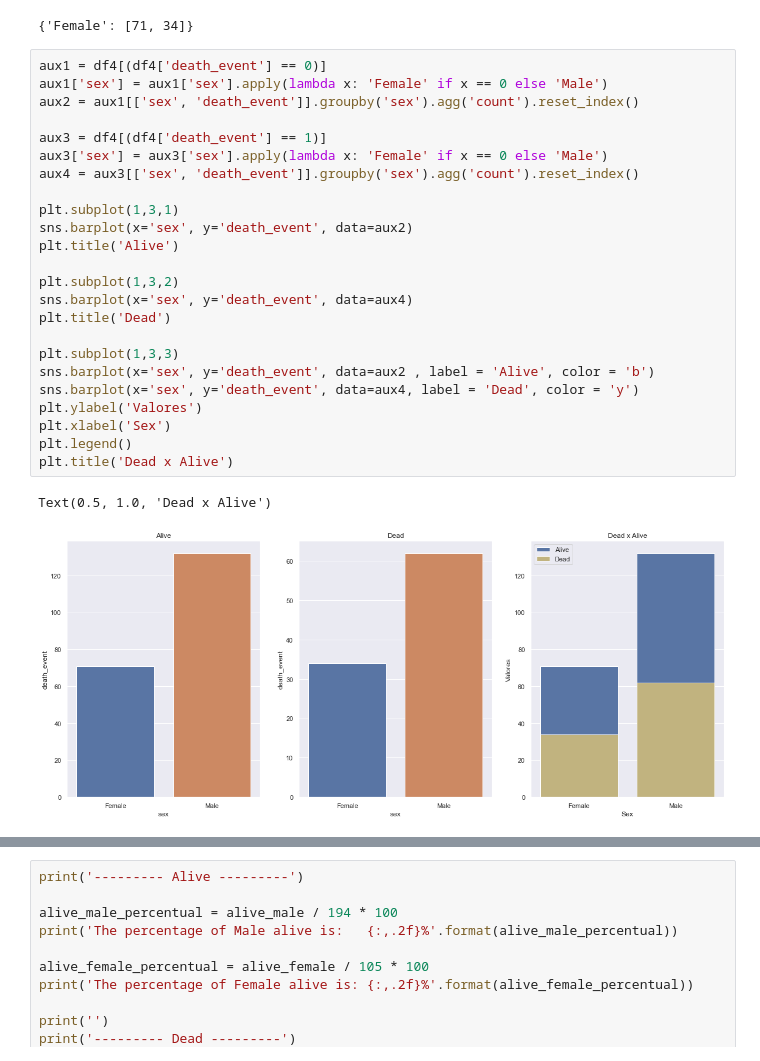
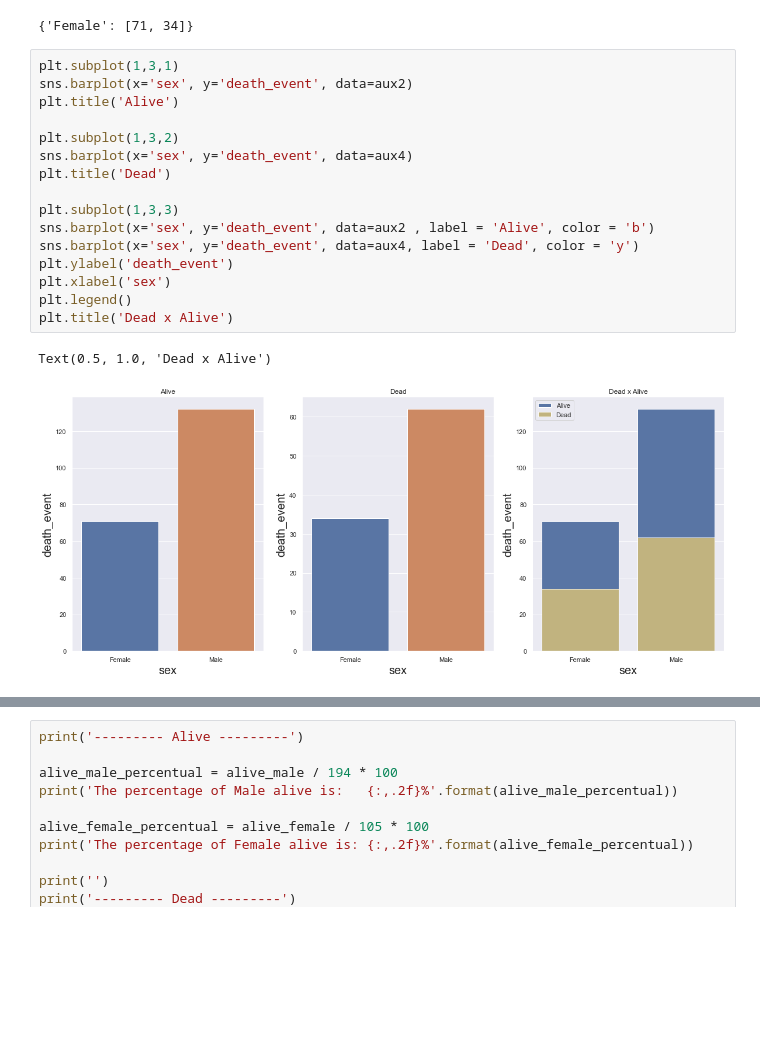
Before and after one commit to alexandrecalmon/cardiac_insufficiency, a Jupyter notebook: m04_v01_cardiac_insufficiency_prediction.ipynb, the cells around one changed output, grey strips where cells are left out. Saved outputs shown, nothing was run; the diff lists cells and outputs as text; blank space fills up the shorter version.

```diff
--- a/m04_v01_cardiac_insufficiency_prediction.ipynb
+++ b/m04_v01_cardiac_insufficiency_prediction.ipynb
@@ -295,32 +302,24 @@ female_soma
 # %% [output]
 {'Female': [71, 34]}
 # %%
-aux1 = df4[(df4['death_event'] == 0)]
-aux1['sex'] = aux1['sex'].apply(lambda x: 'Female' if x == 0 else 'Male')
-aux2 = aux1[['sex', 'death_event']].groupby('sex').agg('count').reset_index()
-
-aux3 = df4[(df4['death_event'] == 1)]
-aux3['sex'] = aux3['sex'].apply(lambda x: 'Female' if x == 0 else 'Male')
-aux4 = aux3[['sex', 'death_event']].groupby('sex').agg('count').reset_index()
-
 plt.subplot(1,3,1)
 sns.barplot(x='sex', y='death_event', data=aux2)
 plt.title('Alive')
 
 plt.subplot(1,3,2)
 sns.barplot(x='sex', y='death_event', data=aux4)
 plt.title('Dead')
 
 plt.subplot(1,3,3)
 sns.barplot(x='sex', y='death_event', data=aux2 , label = 'Alive', color = 'b')
 sns.barplot(x='sex', y='death_event', data=aux4, label = 'Dead', color = 'y')
-plt.ylabel('Valores')
-plt.xlabel('Sex')
+plt.ylabel('death_event')
+plt.xlabel('sex')
 plt.legend()
 plt.title('Dead x Alive')
 # %% [output]
 Text(0.5, 1.0, 'Dead x Alive')
-[figure, old version]
+[figure, new version]
 # %%
 ax1 = plt.subplot(121, aspect='auto')
 Data = male_soma
```
Also changed, not shown: parts of 34 cells of this notebook.
